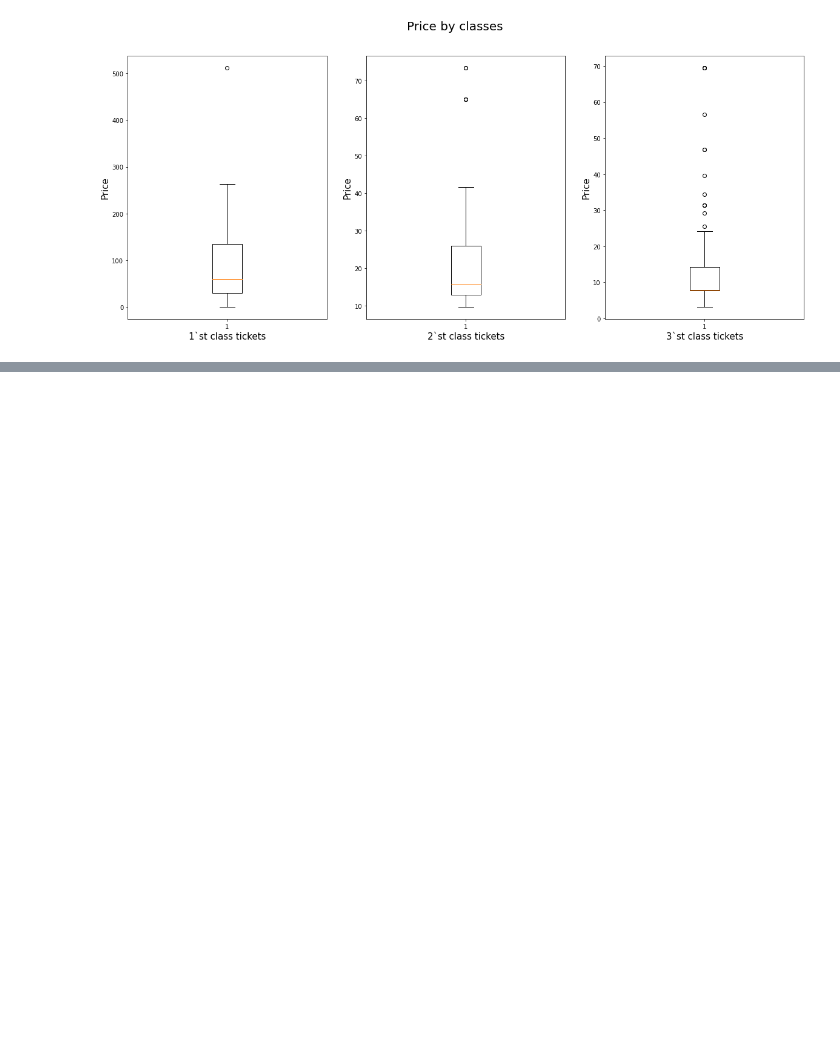
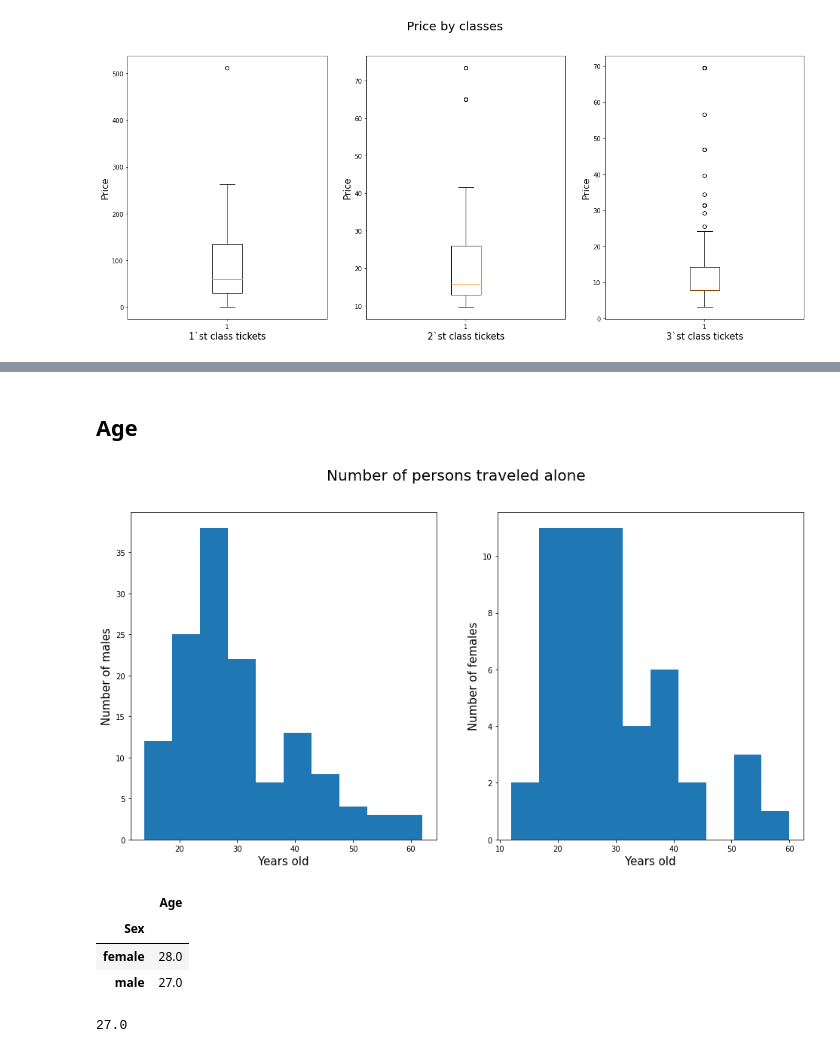
Before and after one commit to maltsev-ea/Titanic_ML_from_disaster, a Jupyter notebook: Baseline.ipynb, the cells around one changed output, grey strips where cells are left out. Saved outputs shown, nothing was run; the diff lists cells and outputs as text; code cells hidden in the pictures; blank space fills up the shorter version.

```diff
--- a/Baseline.ipynb
+++ b/Baseline.ipynb
@@ -324,0 +339,4 @@ plt.show()
+# %%
+test.loc[(test['SibSp'] == 0) & (test['Parch'] == 0), 'Alone'] = 1
+test.loc[(test['SibSp'] != 0) | (test['Parch'] != 0), 'Alone'] = 0
+test.Alone.astype('int')
@@ -324,0 +356,28 @@ plt.show()
+# %% [markdown]
+## Age
+# %%
+fig, ax = plt.subplots(1, 2, figsize=(16,8))
+plt.suptitle('Number of persons traveled alone', size=20)
+
+(test[(test['Sex'] == 'male') & (test['Alone'] == 1)].Age).plot(kind='hist', ax=ax[0])
+(test[(test['Sex'] == 'female') & (test['Alone'] == 1)].Age).plot(kind='hist', ax=ax[1])
+
+ax[0].set_ylabel('Number of males', size=15)
+ax[1].set_ylabel('Number of females', size=15)
+ax[0].set_xlabel('Years old', size=15)
+ax[1].set_xlabel('Years old', size=15)
+
+plt.show()
+# %% [output]
+[figure, added]
+# %%
+test[test['Alone'] == 1][['Sex', 'Age']].groupby(by='Sex').median()
+# %% [output]
+|  | Age |
+| Sex |  |
+| female | 28.0 |
+| male | 27.0 |
+# %%
+test[(test['Alone'] == 1) & (test['Sex'] == 'male')].Age.median()
+# %% [output]
+27.0
```
Also changed, not shown: parts of 15 cells of this notebook.
